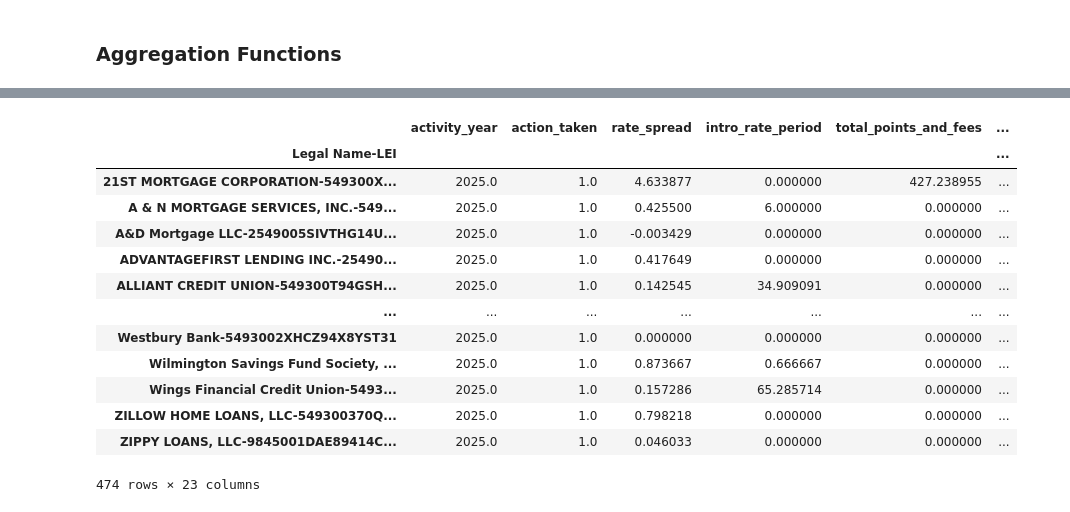
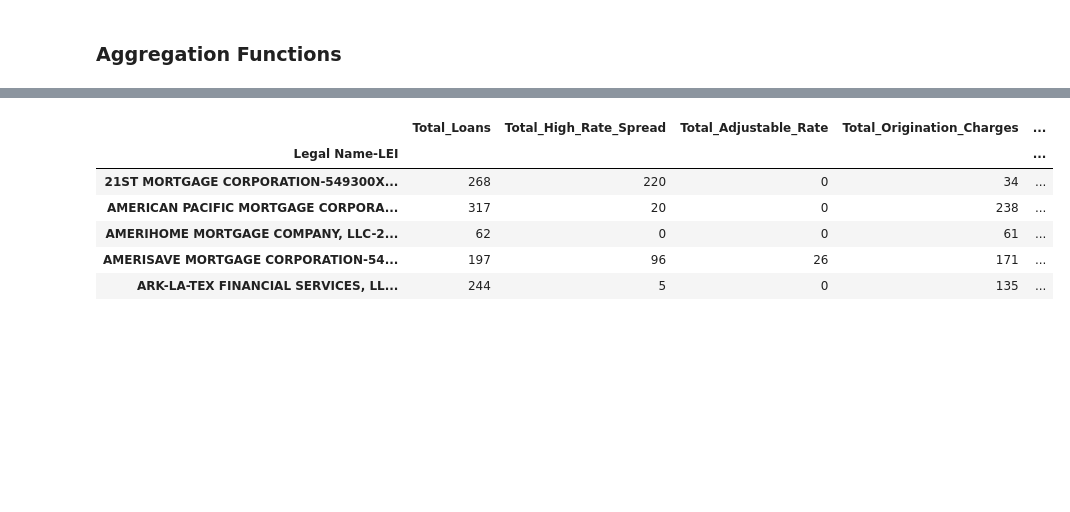
Before and after one commit to bradenjdaniels/Capstone_HMDA_Analysis, a Jupyter notebook: HMDA_Analysis.ipynb, the cells around one changed output, grey strips where cells are left out. Drawn from its saved outputs; the diff is of its cells as text; code cells hidden in the pictures; blank space fills up the shorter version.

```diff
--- a/HMDA_Analysis.ipynb
+++ b/HMDA_Analysis.ipynb
@@ -222,8 +222,10 @@ print(max(hmda_lei[hmda_lei["_Lender_Credits_Flag"]==True]["lender_credits"].uni
 14833.0
 # %%
 #Origination_Charge_Flag
-hmda_lei["All_Origination_Charges_Flag"] = np.where((hmda_lei["_Total_Points_And_Fees_Flag"] == True) | (hmda_lei["_Origination_Charges_Flag"] == True) |
-                                                (hmda_lei["_Discount_Points_Flag"] == True) | (hmda_lei["_Lender_Credits_Flag"] == True),True,False)
+hmda_lei["All_Origination_Charges_Flag"] = np.where((hmda_lei["_Total_Points_And_Fees_Flag"]) | (hmda_lei["_Origination_Charges_Flag"]) |
+                                                (hmda_lei["_Discount_Points_Flag"]) | (hmda_lei["_Lender_Credits_Flag"]),True,False)
+
+hmda_lei["_Discount_Points_or_Lender_Credits_Flag"] = np.where((hmda_lei["_Discount_Points_Flag"]) | (hmda_lei["_Lender_Credits_Flag"]),True,False)
 
 hmda_lei.head()
 # %% [output]
@@ -328,7 +339,10 @@ print(max(hmda_lei[hmda_lei["Prepayment_Penalty_Flag"]==True]["prepayment_penalt
 # %%
 #Loan-Level
+hmda_lei["Predatory_Loan(Any_Behavior)"] = np.where(hmda_lei["Rate_Spread_Flag"] | hmda_lei["Adjustable_Rate_Flag"]| hmda_lei["All_Origination_Charges_Flag"]| hmda_lei["Non_Amortizing_Flag"]| hmda_lei["Prepayment_Penalty_Flag"],True,False)
+hmda_lei["Predatory_Loan(Any_Behavior_Except_Regular_Origination_Charges)"] = np.where(hmda_lei["Rate_Spread_Flag"] | hmda_lei["Adjustable_Rate_Flag"]| hmda_lei["_Discount_Points_or_Lender_Credits_Flag"]| hmda_lei["Non_Amortizing_Flag"]| hmda_lei["Prepayment_Penalty_Flag"],True,False)
 hmda_lei["Loan_Count_Predatory_Behaviors"] = hmda_lei[["Rate_Spread_Flag","Adjustable_Rate_Flag","All_Origination_Charges_Flag","Non_Amortizing_Flag","Prepayment_Penalty_Flag"]].sum(axis=1)
 
+#hmda_lei[hmda_lei["Rate_Spread_Flag"] == True].head()
 hmda_lei.head()
 # %% [output]
 |  | activity_year | lei | Legal Name | action_taken | rate_spread | intro_rate_period | ... |
@@ -342,17 +397,35 @@ hmda_lei.head()
 # %%
-hmda_lei.groupby("Legal Name-LEI").mean("rate_spread")
+Legal_Entity_Summary = hmda_lei.groupby("Legal Name-LEI").agg(
+Total_Loans = ("lei","count"),
+Total_High_Rate_Spread = ("Rate_Spread_Flag","sum"),
+Total_Adjustable_Rate = ("Adjustable_Rate_Flag","sum"),
+Total_Origination_Charges = ("All_Origination_Charges_Flag","sum"),
+Total_Discount_Points_or_Lender_Credits = ("_Discount_Points_or_Lender_Credits_Flag","sum"),
+Total_Non_Amortizing = ("Non_Amortizing_Flag","sum"),
+Total_Prepayment_Penalty = ("Prepayment_Penalty_Flag","sum"),
+Total_Predatory_Loan_Any_Behavior = ("Predatory_Loan(Any_Behavior)","sum"),
+Total_Predatory_Loan_Any_Behavior_Except_Regular_Origination_Charges = ("Predatory_Loan(Any_Behavior_Except_Regular_Origination_Charges)","sum")
+)
+
+Legal_Entity_Summary["Share_High_Rate_Spread"] = Legal_Entity_Summary["Total_High_Rate_Spread"] / Legal_Entity_Summary["Total_Loans"]
+Legal_Entity_Summary["Share_Adjustable_Rate"] = Legal_Entity_Summary["Total_Adjustable_Rate"] / Legal_Entity_Summary["Total_Loans"]
+Legal_Entity_Summary["Share_Origination_Charges"] = Legal_Entity_Summary["Total_Origination_Charges"] / Legal_Entity_Summary["Total_Loans"]
+Legal_Entity_Summary["Share__Discount_Points_or_Lender_Credits_Flag"] = Legal_Entity_Summary["Total_Discount_Points_or_Lender_Credits"] / Legal_Entity_Summary["Total_Loans"]
+Legal_Entity_Summary["Share_Non_Amortizing"] = Legal_Entity_Summary["Total_Non_Amortizing"] / Legal_Entity_Summary["Total_Loans"]
+Legal_Entity_Summary["Share_Prepayment_Penalty"] = Legal_Entity_Summary["Total_Prepayment_Penalty"] / Legal_Entity_Summary["Total_Loans"]
+Legal_Entity_Summary["Share_Predatory_Loan(Any_Behavior)"] = Legal_Entity_Summary["Total_Predatory_Loan_Any_Behavior"] / Legal_Entity_Summary["Total_Loans"]
+Legal_Entity_Summary["Share_Predatory_Loan(Any_Behavior_Except_Regular_Origination_Charges)"] = Legal_Entity_Summary["Total_Predatory_Loan_Any_Behavior_Except_Regular_Origination_Charges"] / Legal_Entity_Summary["Total_Loans"]
+
+
+
+Legal_Entity_Summary.to_csv("Legal_Entity_Summary.csv")
+len(Legal_Entity_Summary[Legal_Entity_Summary["Total_Loans"] > 50])
+Legal_Entity_Summary[Legal_Entity_Summary["Total_Loans"] > 50].head()
 # %% [output]
-|  | activity_year | action_taken | rate_spread | intro_rate_period | total_points_and_fees | ... |
-| Legal Name-LEI |  |  |  |  |  | ... |
-| 21ST MORTGAGE CORPORATION-549300X... | 2025.0 | 1.0 | 4.633877 | 0.000000 | 427.238955 | ... |
-| A & N MORTGAGE SERVICES, INC.-549... | 2025.0 | 1.0 | 0.425500 | 6.000000 | 0.000000 | ... |
-| A&D Mortgage LLC-2549005SIVTHG14U... | 2025.0 | 1.0 | -0.003429 | 0.000000 | 0.000000 | ... |
-| ADVANTAGEFIRST LENDING INC.-25490... | 2025.0 | 1.0 | 0.417649 | 0.000000 | 0.000000 | ... |
-| ALLIANT CREDIT UNION-549300T94GSH... | 2025.0 | 1.0 | 0.142545 | 34.909091 | 0.000000 | ... |
-| ... | ... | ... | ... | ... | ... | ... |
-| Westbury Bank-5493002XHCZ94X8YST31 | 2025.0 | 1.0 | 0.000000 | 0.000000 | 0.000000 | ... |
-| Wilmington Savings Fund Society, ... | 2025.0 | 1.0 | 0.873667 | 0.666667 | 0.000000 | ... |
-| Wings Financial Credit Union-5493... | 2025.0 | 1.0 | 0.157286 | 65.285714 | 0.000000 | ... |
-| ZILLOW HOME LOANS, LLC-549300370Q... | 2025.0 | 1.0 | 0.798218 | 0.000000 | 0.000000 | ... |
-| ZIPPY LOANS, LLC-9845001DAE89414C... | 2025.0 | 1.0 | 0.046033 | 0.000000 | 0.000000 | ... |
+|  | Total_Loans | Total_High_Rate_Spread | Total_Adjustable_Rate | Total_Origination_Charges | ... |
+| Legal Name-LEI |  |  |  |  | ... |
+| 21ST MORTGAGE CORPORATION-549300X... | 268 | 220 | 0 | 34 | ... |
+| AMERICAN PACIFIC MORTGAGE CORPORA... | 317 | 20 | 0 | 238 | ... |
+| AMERIHOME MORTGAGE COMPANY, LLC-2... | 62 | 0 | 0 | 61 | ... |
+| AMERISAVE MORTGAGE CORPORATION-54... | 197 | 96 | 26 | 171 | ... |
+| ARK-LA-TEX FINANCIAL SERVICES, LL... | 244 | 5 | 0 | 135 | ... |
-474 rows × 23 columns
```
Also changed, not shown: parts of 2 cells of this notebook.
